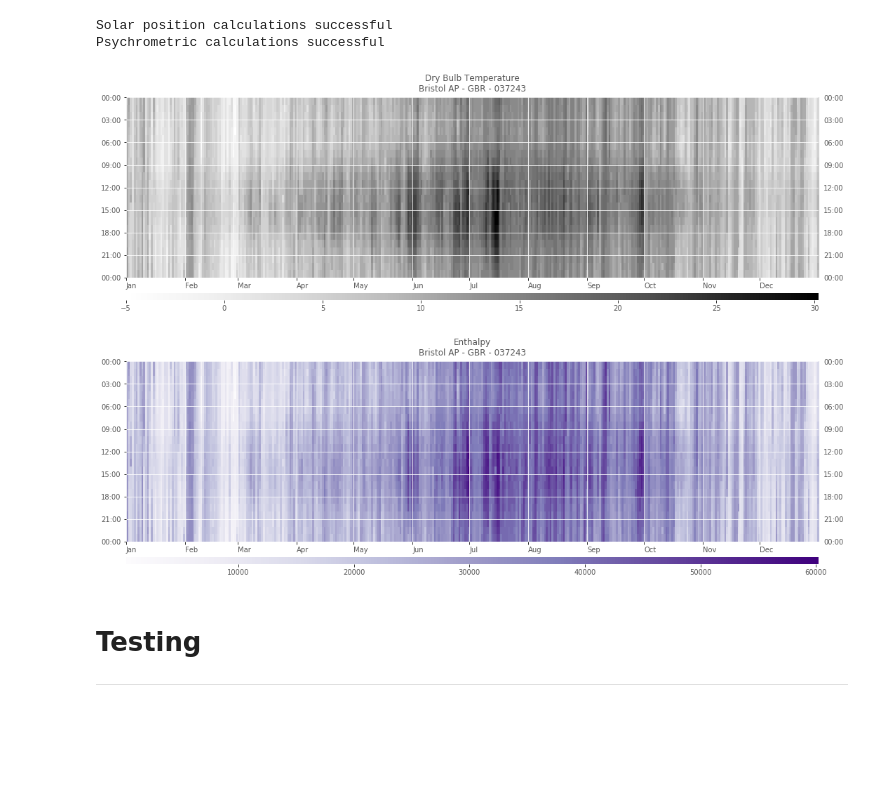
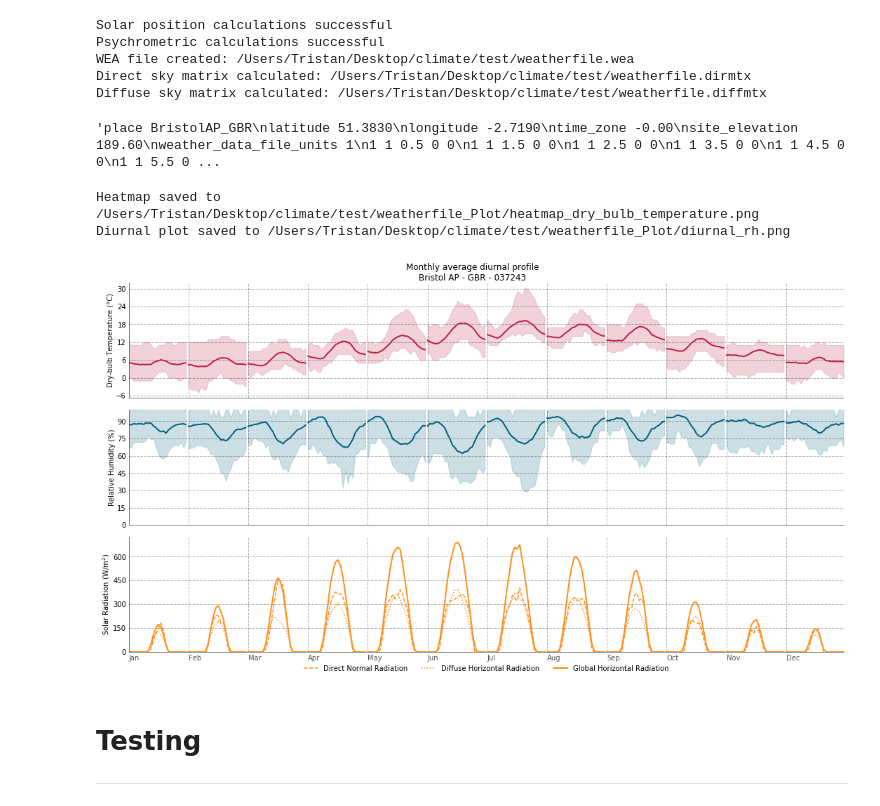
Before and after one commit to cycle13/climate, a Jupyter notebook: test.ipynb, the cells around one changed output. Saved outputs shown, nothing was run; the diff lists cells and outputs as text; code cells hidden in the pictures; blank space fills up the shorter version.

```diff
--- a/test.ipynb
+++ b/test.ipynb
@@ -7,19 +7,30 @@ warnings.filterwarnings('ignore')
 from climate.climate import Weather, SkyDome
 
 # Load weather from file (and run pre-processing)
-weather = Weather("./test/weatherfile.epw").read(psychrometrics=True, sun_position=True, wea=False)
+weather = Weather("./test/weatherfile.epw").read(psychrometrics=True, sun_position=True, wea=True)
 
 # Generate sky matrix
-# skydome = SkyDome(weather.wea_file, reinhart=True).run()
+skydome = SkyDome(weather.wea_file, reinhart=True).run()
 # %% [output]
 Solar position calculations successful
 Psychrometric calculations successful
+WEA file created: /Users/Tristan/Desktop/climate/test/weatherfile.wea
+Direct sky matrix calculated: /Users/Tristan/Desktop/climate/test/weatherfile.dirmtx
+Diffuse sky matrix calculated: /Users/Tristan/Desktop/climate/test/weatherfile.diffmtx
-# %%
-weather.heatmap("enthalpy", cmap="Purples", close=False)
-weather.heatmap("dry_bulb_temperature")
-# %% [output]
-[figure, removed]
-[figure, removed]
+# %%
+with open(weather.wea_file, "r") as f:
+    dat = f.read()
+
+dat
+# %% [output]
+'place BristolAP_GBR\nlatitude 51.3830\nlongitude -2.7190\ntime_zone -0.00\nsite_elevation 189.60\nweather_data_file_units 1\n1 1 0.5 0 0\n1 1 1.5 0 0\n1 1 2.5 0 0\n1 1 3.5 0 0\n1 1 4.5 0 0\n1 1 5.5 0 ...
+# %%
+weather.plot_heatmap("dry_bulb_temperature", close=True, save=True)
+weather.plot_diurnal(dew_point=False, close=True, save=True)
+# %% [output]
+Heatmap saved to /Users/Tristan/Desktop/climate/test/weatherfile_Plot/heatmap_dry_bulb_temperature.png
+Diurnal plot saved to /Users/Tristan/Desktop/climate/test/weatherfile_Plot/diurnal_rh.png
+[figure, added]
 # %% [markdown]
 # Testing
 
```
Also changed, not shown: 3 other files.
